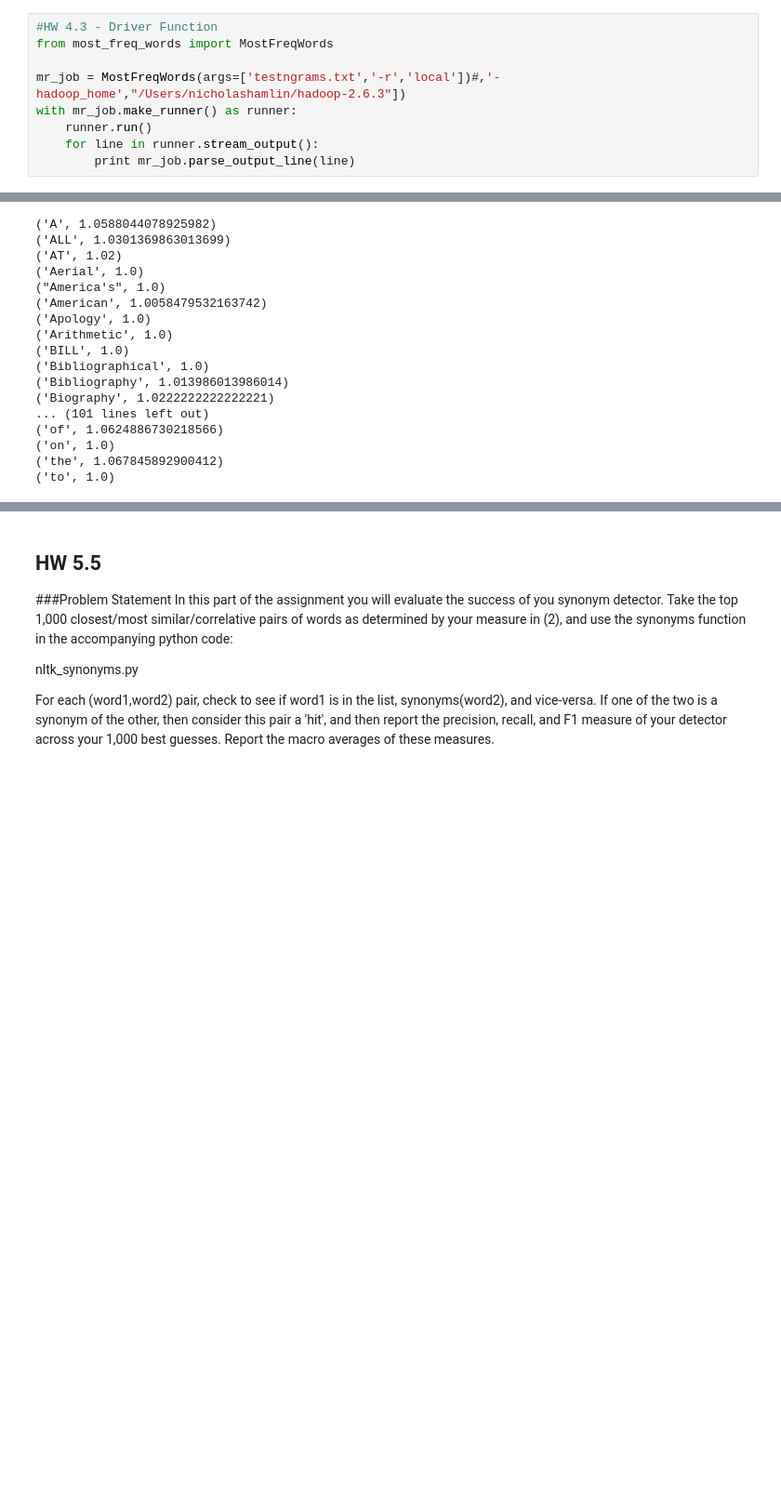
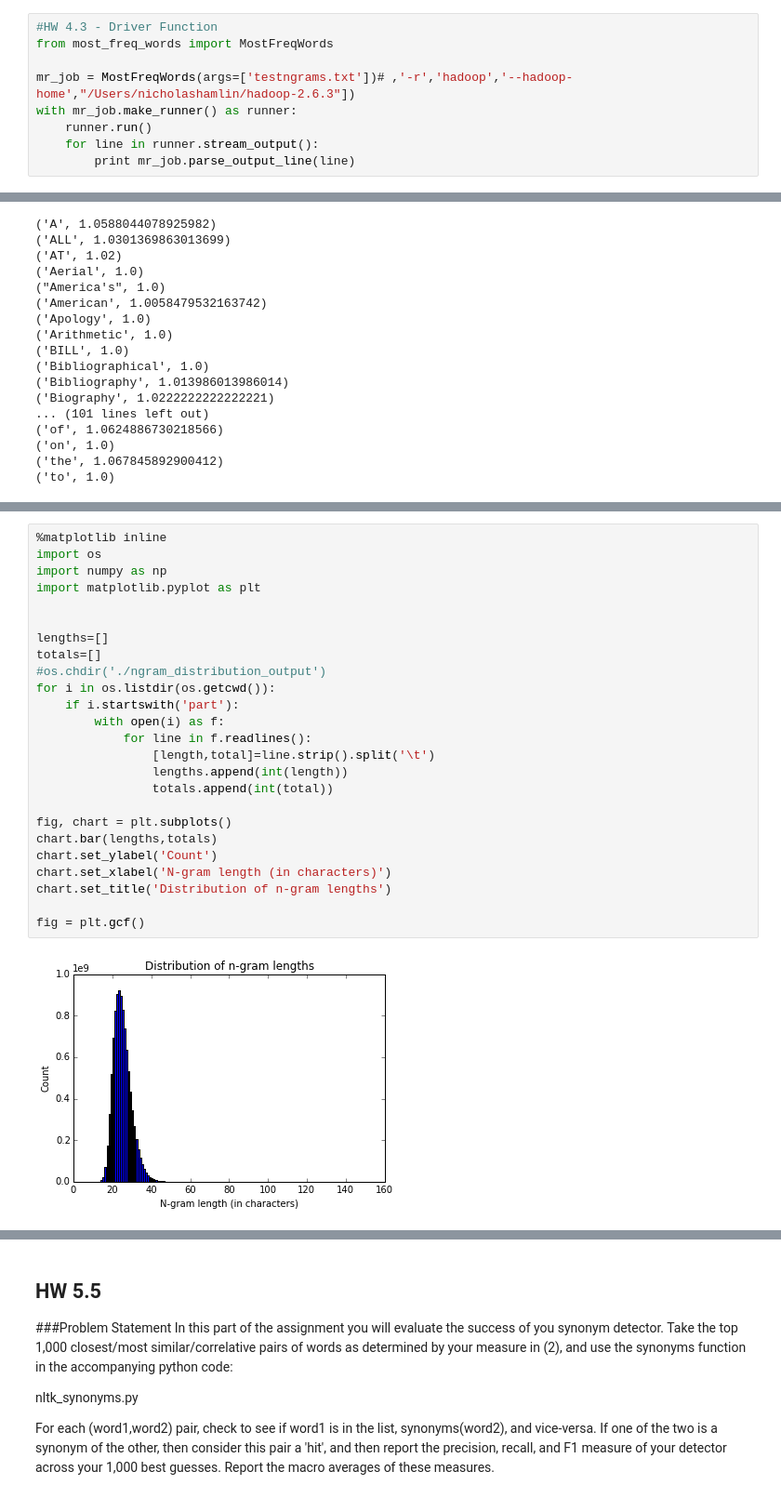
Before and after one commit to nickhamlin/mids_261_homework, a Jupyter notebook: HW5/MIDS-W261-2015-HWK-Week05-Hamlin-Thomas-Baek-Danish.ipynb, the cells around one changed output, grey strips where cells are left out. Shown at 93% size. Cells and saved outputs as stored; diff of their text form; blank space fills up the shorter version.

```diff
--- a/HW5/MIDS-W261-2015-HWK-Week05-Hamlin-Thomas-Baek-Danish.ipynb
+++ b/HW5/MIDS-W261-2015-HWK-Week05-Hamlin-Thomas-Baek-Danish.ipynb
@@ -522,7 +556,7 @@ Overwriting most_freq_words.py
 #HW 4.3 - Driver Function
 from most_freq_words import MostFreqWords
 
-mr_job = MostFreqWords(args=['testngrams.txt','-r','local'])#,'-hadoop_home',"/Users/nicholashamlin/hadoop-2.6.3"])
+mr_job = MostFreqWords(args=['testngrams.txt'])# ,'-r','hadoop','--hadoop-home',"/Users/nicholashamlin/hadoop-2.6.3"])
 with mr_job.make_runner() as runner:
     runner.run()
     for line in runner.stream_output():
@@ -726,3 +821,30 @@ ZeroDivisionError: division by zero
+# %%
+%matplotlib inline
+import os
+import numpy as np
+import matplotlib.pyplot as plt
+
+
+lengths=[]
+totals=[]
+#os.chdir('./ngram_distribution_output')
+for i in os.listdir(os.getcwd()):
+    if i.startswith('part'):
+        with open(i) as f:
+            for line in f.readlines():
+                [length,total]=line.strip().split('\t')
+                lengths.append(int(length))
+                totals.append(int(total))
+
+fig, chart = plt.subplots()
+chart.bar(lengths,totals)
+chart.set_ylabel('Count')
+chart.set_xlabel('N-gram length (in characters)')
+chart.set_title('Distribution of n-gram lengths')
+
+fig = plt.gcf()
+# %% [output]
+[figure, added]
 # %% [markdown]
 ## HW 5.4
 
```
Also changed, not shown: parts of 21 cells of this notebook, 14 other files.
